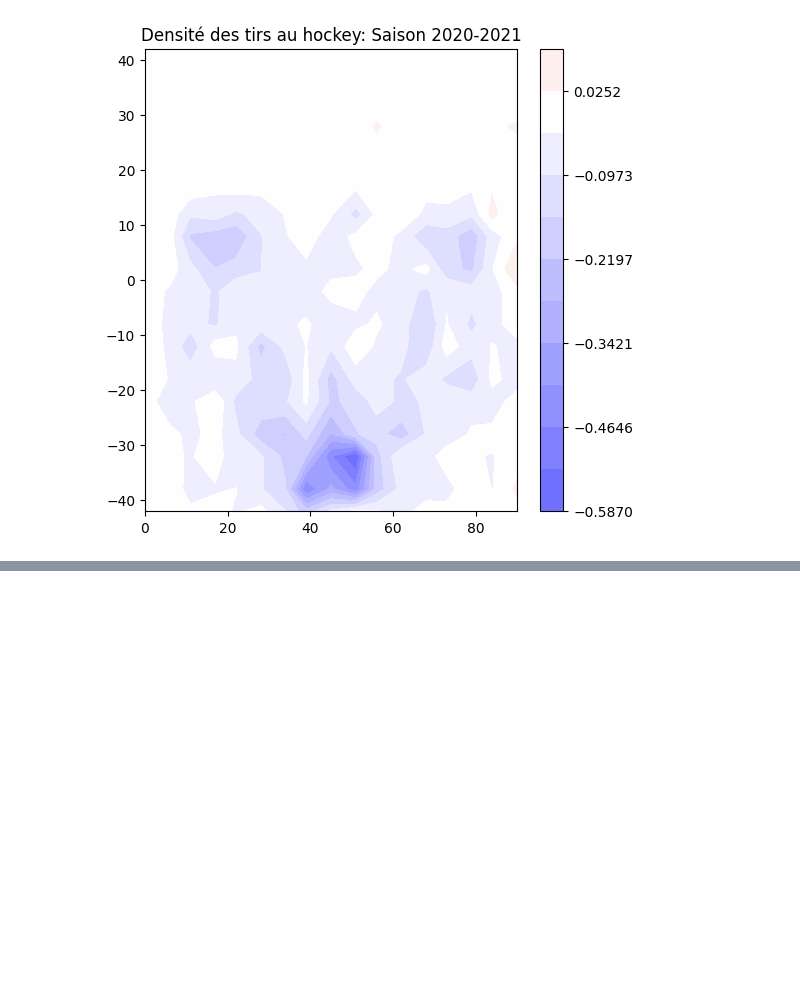
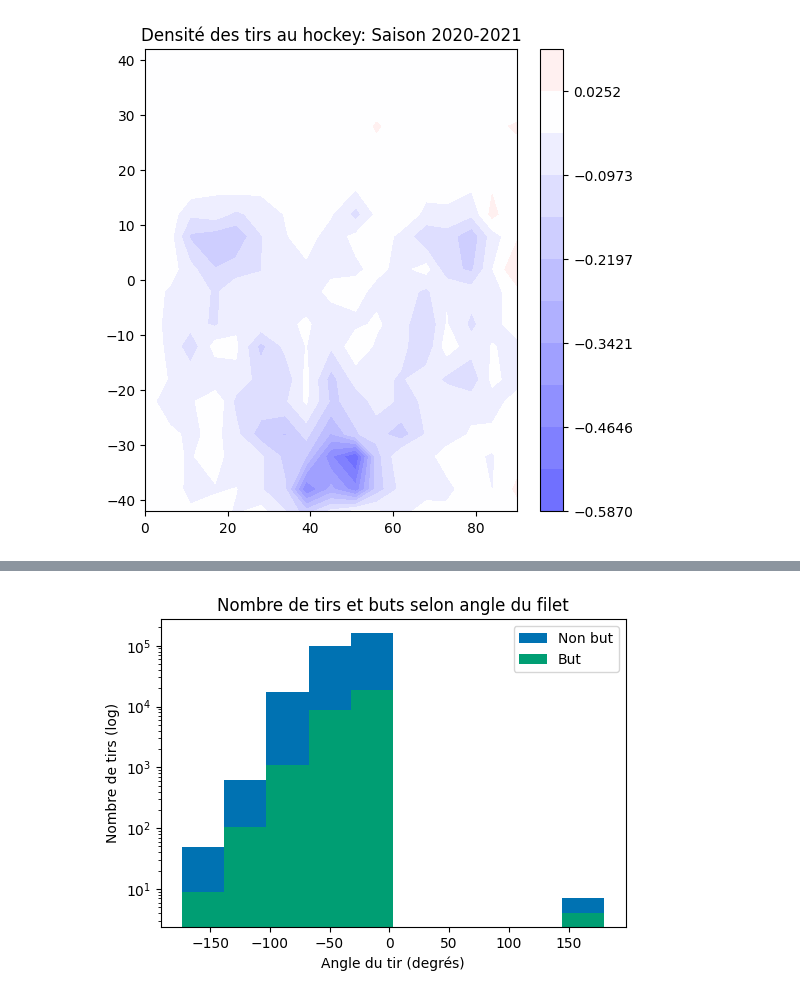
Before and after one commit to mathieupelo/ift6758-A08, a Jupyter notebook: notebooks/visualisation.ipynb, the cells around one changed output, grey strips where cells are left out. Drawn from its saved outputs; the diff is of its cells as text; code cells hidden in the pictures; blank space fills up the shorter version.

```diff
--- a/notebooks/visualisation.ipynb
+++ b/notebooks/visualisation.ipynb
@@ -80,0 +105,4 @@ plt.show()
+# %%
+hist_shots_goals_feature(data2, 'angle_goal', 'log', True)
+# %% [output]
+[figure, added]
```
Also changed, not shown: parts of 13 cells of this notebook, 1 other file.
